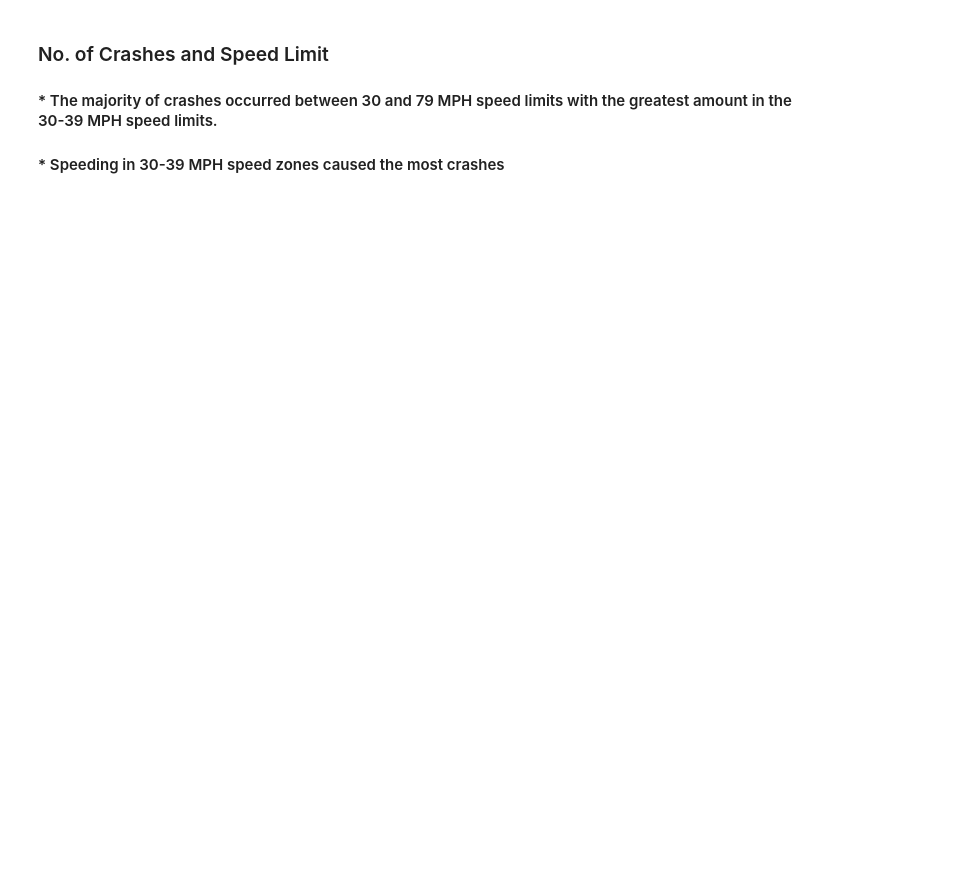
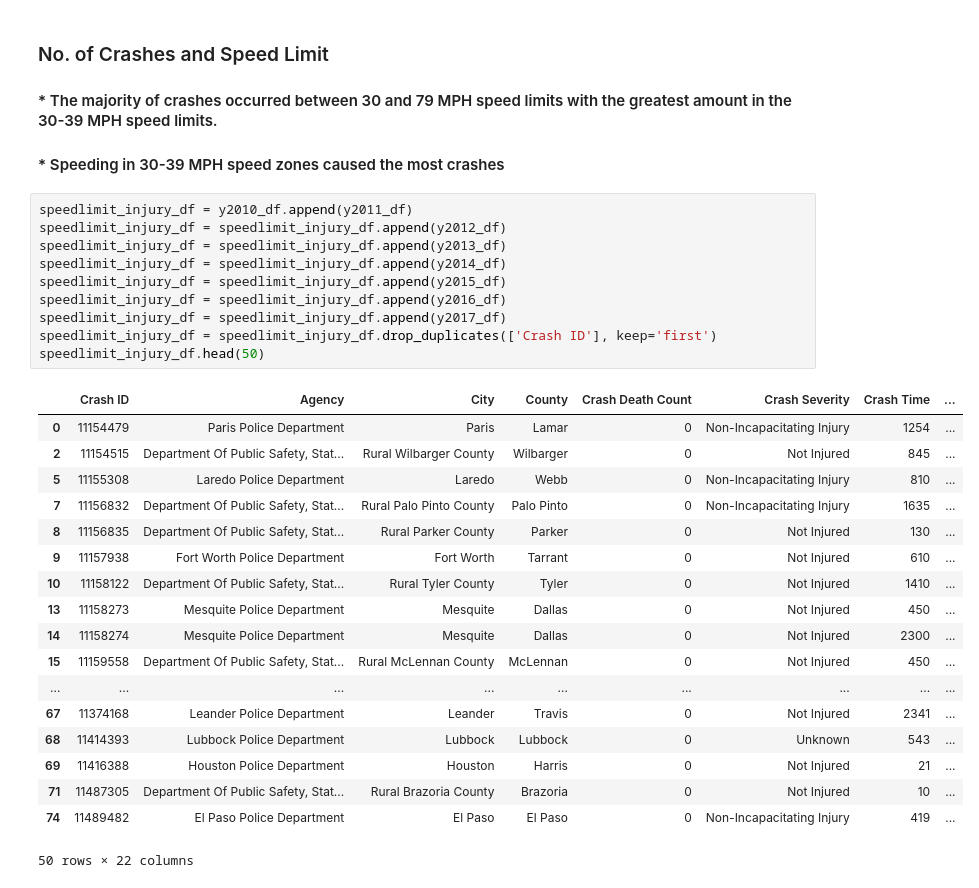
Before and after one commit to greenwoodgiant/Traffic-Study, a Jupyter notebook: Speed Limit and Speed Crashes.ipynb, the cells around one changed output. Drawn from its saved outputs; the diff is of its cells as text; blank space fills up the shorter version.

```diff
--- a/Speed Limit and Speed Crashes.ipynb
+++ b/Speed Limit and Speed Crashes.ipynb
@@ -120,3 +122,32 @@ plt.show()
 ### No. of Crashes and Speed Limit
 #### * The majority of crashes occurred between 30 and 79 MPH speed limits with the greatest amount in the 30-39 MPH speed limits.
 #### * Speeding in 30-39 MPH speed zones caused the most crashes
+# %%
+speedlimit_injury_df = y2010_df.append(y2011_df)
+speedlimit_injury_df = speedlimit_injury_df.append(y2012_df)
+speedlimit_injury_df = speedlimit_injury_df.append(y2013_df)
+speedlimit_injury_df = speedlimit_injury_df.append(y2014_df)
+speedlimit_injury_df = speedlimit_injury_df.append(y2015_df)
+speedlimit_injury_df = speedlimit_injury_df.append(y2016_df)
+speedlimit_injury_df = speedlimit_injury_df.append(y2017_df)
+speedlimit_injury_df = speedlimit_injury_df.drop_duplicates(['Crash ID'], keep='first')
+speedlimit_injury_df.head(50)
+# %% [output]
+|  | Crash ID | Agency | City | County | Crash Death Count | Crash Severity | Crash Time | ... |
+| 0 | 11154479 | Paris Police Department | Paris | Lamar | 0 | Non-Incapacitating Injury | 1254 | ... |
+| 2 | 11154515 | Department Of Public Safety, Stat... | Rural Wilbarger County | Wilbarger | 0 | Not Injured | 845 | ... |
+| 5 | 11155308 | Laredo Police Department | Laredo | Webb | 0 | Non-Incapacitating Injury | 810 | ... |
+| 7 | 11156832 | Department Of Public Safety, Stat... | Rural Palo Pinto County | Palo Pinto | 0 | Non-Incapacitating Injury | 1635 | ... |
+| 8 | 11156835 | Department Of Public Safety, Stat... | Rural Parker County | Parker | 0 | Not Injured | 130 | ... |
+| 9 | 11157938 | Fort Worth Police Department | Fort Worth | Tarrant | 0 | Not Injured | 610 | ... |
+| 10 | 11158122 | Department Of Public Safety, Stat... | Rural Tyler County | Tyler | 0 | Not Injured | 1410 | ... |
+| 13 | 11158273 | Mesquite Police Department | Mesquite | Dallas | 0 | Not Injured | 450 | ... |
+| 14 | 11158274 | Mesquite Police Department | Mesquite | Dallas | 0 | Not Injured | 2300 | ... |
+| 15 | 11159558 | Department Of Public Safety, Stat... | Rural McLennan County | McLennan | 0 | Not Injured | 450 | ... |
+| ... | ... | ... | ... | ... | ... | ... | ... | ... |
+| 67 | 11374168 | Leander Police Department | Leander | Travis | 0 | Not Injured | 2341 | ... |
+| 68 | 11414393 | Lubbock Police Department | Lubbock | Lubbock | 0 | Unknown | 543 | ... |
+| 69 | 11416388 | Houston Police Department | Houston | Harris | 0 | Not Injured | 21 | ... |
+| 71 | 11487305 | Department Of Public Safety, Stat... | Rural Brazoria County | Brazoria | 0 | Not Injured | 10 | ... |
+| 74 | 11489482 | El Paso Police Department | El Paso | El Paso | 0 | Non-Incapacitating Injury | 419 | ... |
+50 rows × 22 columns
```
Also changed, not shown: parts of 13 cells of this notebook, 6 other files.
